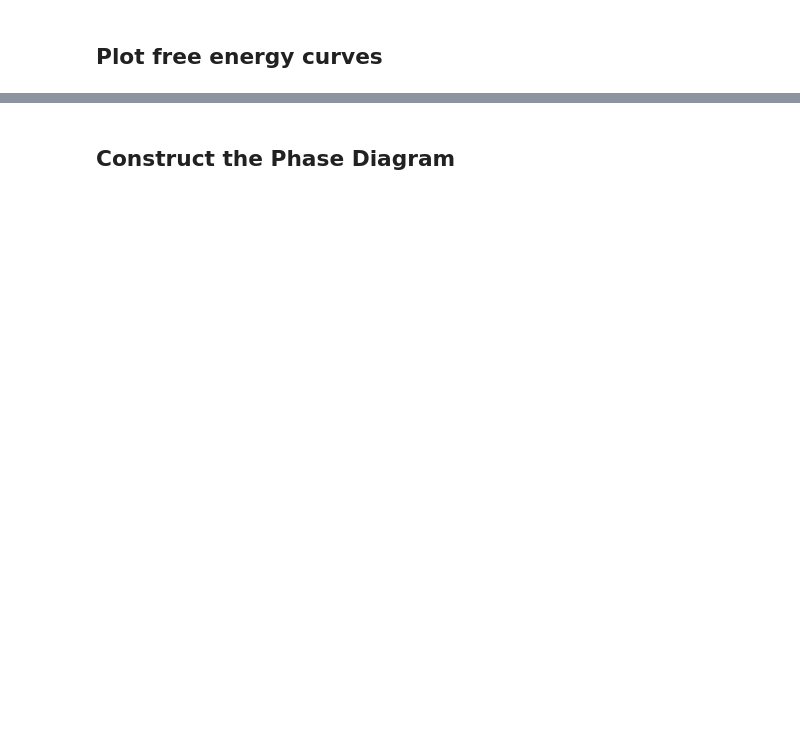
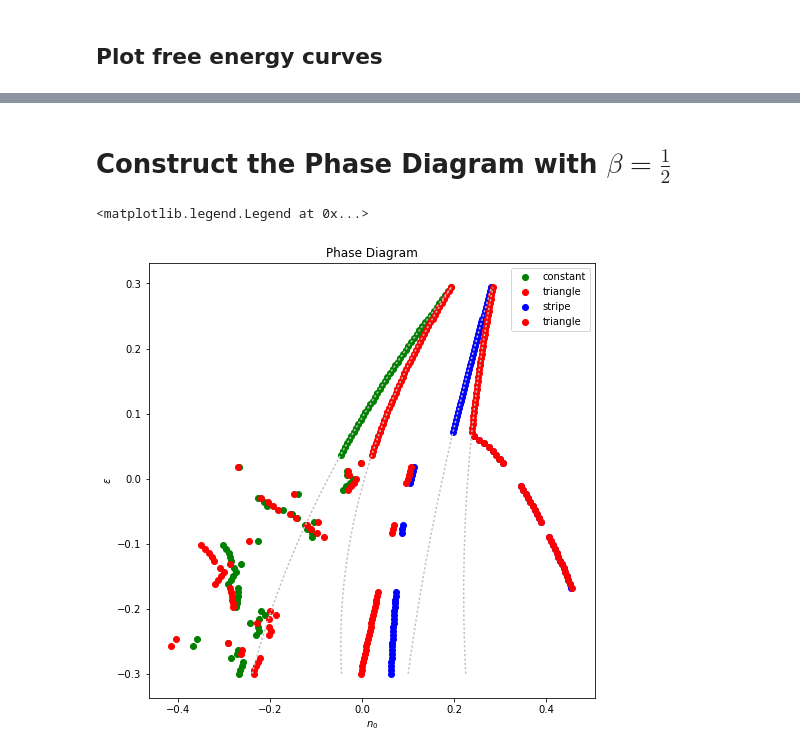
Before and after one commit to fifthblackbird/mmsp, a Jupyter notebook: examples/phase_transitions/swift-hohenberg/sh-phase_diagram.ipynb, the cells around one changed output, grey strips where cells are left out. Drawn from its saved outputs; the diff is of its cells as text; code cells hidden in the pictures; blank space fills up the shorter version.

```diff
--- a/examples/phase_transitions/swift-hohenberg/sh-phase_diagram.ipynb
+++ b/examples/phase_transitions/swift-hohenberg/sh-phase_diagram.ipynb
@@ -264,2 +391,2 @@ def strTriSolver(eps, gs, gt):
 # %% [markdown]
-## Construct the Phase Diagram
+# Construct the Phase Diagram with $\beta=\frac{1}{2}$
@@ -270,36 +470,39 @@ def strTriSolver(eps, gs, gt):
 
 npts = 100
 
-epsspace  = np.linspace(-0.300, 0.0, npts, endpoint=False)
+epsspace2  = np.linspace(-0.300, 0.300, npts, endpoint=False)
 
-conTriSpaceC = -3.3333*epsspace**2 - 0.7000*epsspace + 0.0967
-conTriSpaceT = -6.9697*epsspace**2 - 1.7364*epsspace + 0.0316
+conTriSpaceC2 = 0.610723*epsspace2**2 + 0.733473*epsspace2 - 0.0743776
+conTriSpaceT2 = 0.797203*epsspace2**2 + 0.405734*epsspace2 + 0.0050629
 
-strTriSpaceS = -110.0*epsspace**2 - 10.90*epsspace - 0.1900
-strTriSpaceT = -10.00*epsspace**2 + 0.600*epsspace + 0.1035
+strTriSpaceS2 = 0.191142*epsspace2**2 + 0.306340*epsspace2 + 0.174881
+strTriSpaceT2 = 0.287879*epsspace2**2 + 0.101061*epsspace2 + 0.229864
 
-#vectorTangentSolver = np.vectorize(commonTangentSolver)
+conTriResult2 = np.zeros((npts,2))
+strTriResult2 = np.zeros((npts,2))
 
-conTriResult = np.zeros((npts,2))
-strTriResult = np.zeros((npts,2))
+for i in range(len(epsspace2)):
+    conTriResult2[i] = conTriSolver2(epsspace2[i], conTriSpaceC2[i], conTriSpaceT2[i])
+    strTriResult2[i] = strTriSolver2(epsspace2[i], strTriSpaceS2[i], strTriSpaceT2[i])
 
-# This should be vectorizable (i.e., constructed in such a way to eliminate the for loop)
-# but I have not been successful at it yet.
-for i in range(len(epsspace)):
-    conTriResult[i] = conTriSolver(epsspace[i], conTriSpaceC[i], conTriSpaceT[i])
-    strTriResult[i] = strTriSolver(epsspace[i], strTriSpaceS[i], strTriSpaceT[i])
-
-conTriPoints = conTriResult.T
-strTriPoints = strTriResult.T
+conTriPoints2 = conTriResult2.T
+strTriPoints2 = strTriResult2.T
 # %%
 ### Plot phase diagram
 
 plt.figure(figsize=(8,8))
 plt.xlabel("$n_0$")
 plt.ylabel("$\epsilon$")
 plt.title(r"Phase Diagram")
-plt.scatter(conTriPoints[0], epsspace, c='green', label="constant")
-plt.scatter(conTriPoints[1], epsspace, c='red', label="triangle")
-plt.scatter(strTriPoints[0], epsspace, c='blue', label="stripe")
-plt.scatter(strTriPoints[1], epsspace, c='red', label="triangle")
+plt.scatter(conTriPoints2[0], epsspace2, c='green', label="constant")
+plt.scatter(conTriPoints2[1], epsspace2, c='red', label="triangle")
+plt.scatter(strTriPoints2[0], epsspace2, c='blue', label="stripe")
+plt.scatter(strTriPoints2[1], epsspace2, c='red', label="triangle")
+plt.plot(conTriSpaceC2, epsspace2, c='silver', ls=':')
+plt.plot(conTriSpaceT2, epsspace2, c='silver', ls=':')
+plt.plot(strTriSpaceS2, epsspace2, c='silver', ls=':')
+plt.plot(strTriSpaceT2, epsspace2, c='silver', ls=':')
 plt.legend(loc="best")
+# %% [output]
+<matplotlib.legend.Legend at 0x...>
+[figure, added]
```
Also changed, not shown: parts of 26 cells of this notebook.
